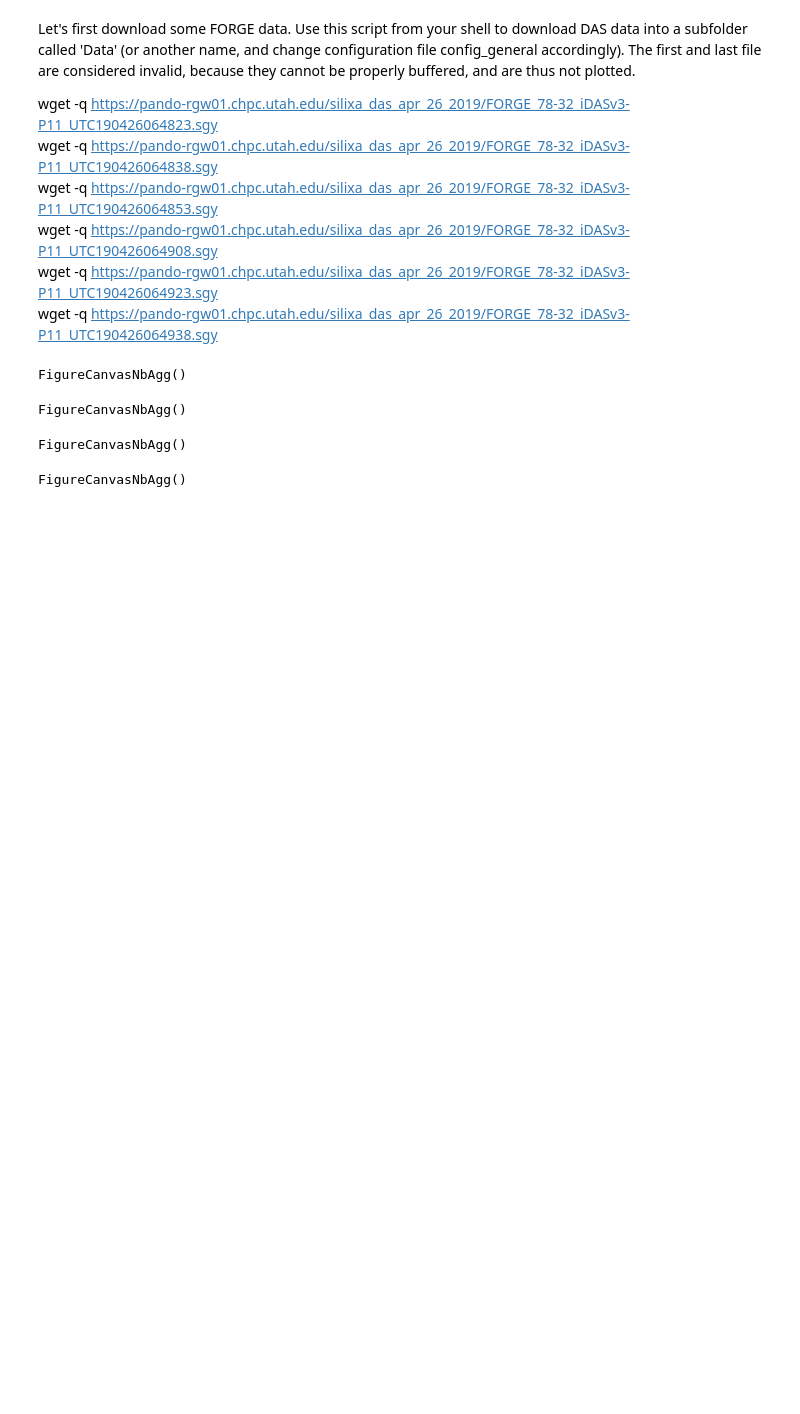
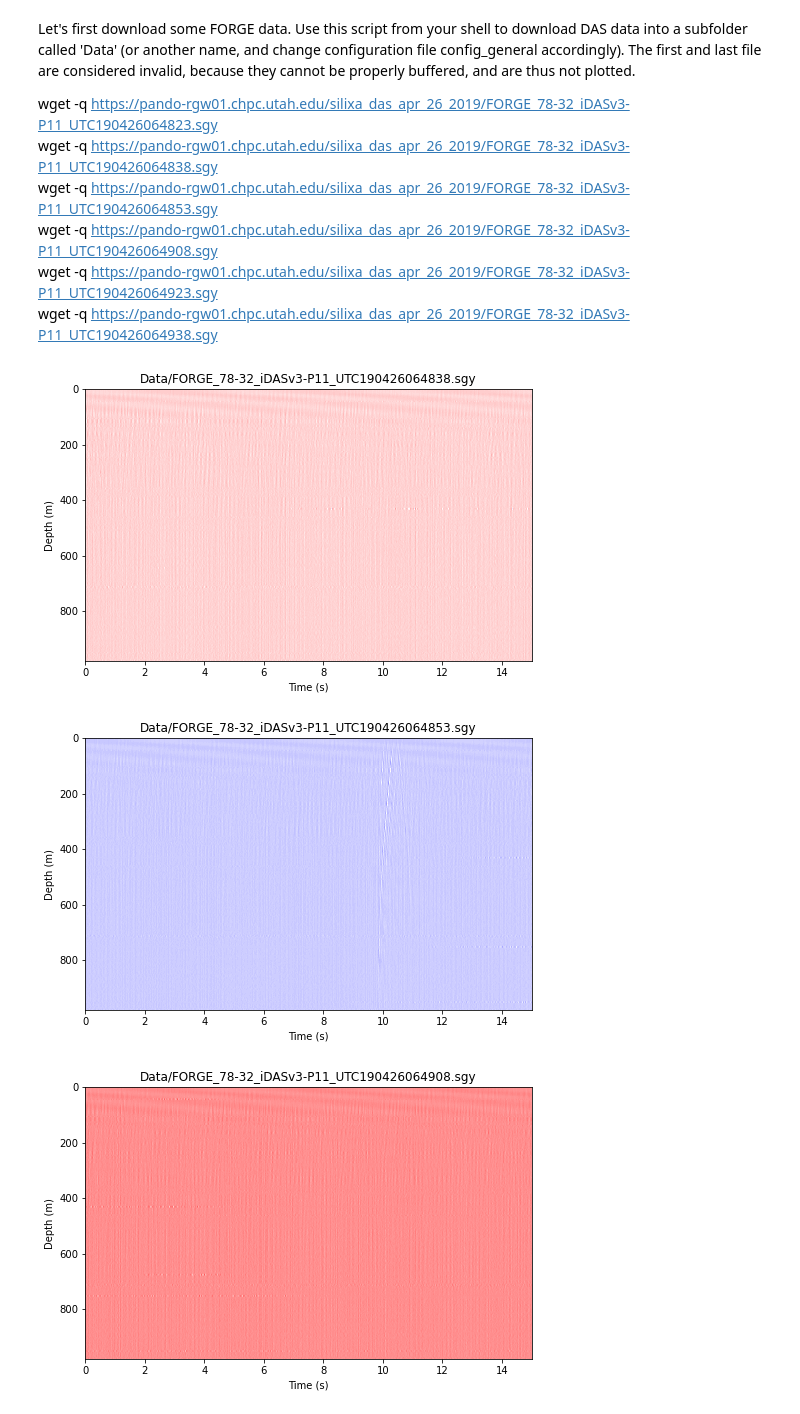
Before and after one commit to DAS-RCN/continuous_data_handling, a Jupyter notebook: Example - data iterator.ipynb, the cells around one changed output. Drawn from its saved outputs; the diff is of its cells as text; code cells hidden in the pictures; blank space fills up the shorter version.

```diff
--- a/Example - data iterator.ipynb
+++ b/Example - data iterator.ipynb
@@ -15,20 +15,26 @@ wget -q https://pando-rgw01.chpc.utah.edu/silixa_das_apr_26_2019/FORGE_78-32_iDA
 # %%
 import config_general as cfg
 import data_streaming as stream
 import matplotlib.pyplot as plt
 
-%matplotlib widget
+def plot_seismic_horiz(data, dx, dt):
+    nch, nt = data.shape
+    plt.figure(figsize=(8,5))
+    plt.imshow(data, aspect='auto', cmap='seismic', extent=(0, (nt-1)*dt, (nch-1)*dx, 0))
+    plt.ylabel('Depth (m)')
+    plt.xlabel('Time (s)')
+
 data_iter = stream.DataIterator(proc_steps=cfg.proc_steps, folder_name=cfg.data_path,
                                     db_name=cfg.events_db_name, output_overlap=cfg.overlap_samples)
 plt.close('all')
 for curr_chunk in data_iter:
     if curr_chunk.check_validity():
-        plt.figure(figsize=(7, 4))
-        plt.imshow(curr_chunk.data, aspect='auto', cmap='seismic')
+        plot_seismic_horiz(curr_chunk.data, cfg.d_chan, cfg.dt)
         plt.title(curr_chunk.filename)
         plt.show()
+        if 'FORGE_78-32_iDASv3-P11_UTC190426064853.sgy' in curr_chunk.filename:
+            saved_data = curr_chunk.data[:,18000:22000]
 # %% [output]
-FigureCanvasNbAgg()
-FigureCanvasNbAgg()
-FigureCanvasNbAgg()
-FigureCanvasNbAgg()
+[figure, added]
+[figure, added]
+[figure, added]
```
Also changed, not shown: parts of 4 cells of this notebook.
